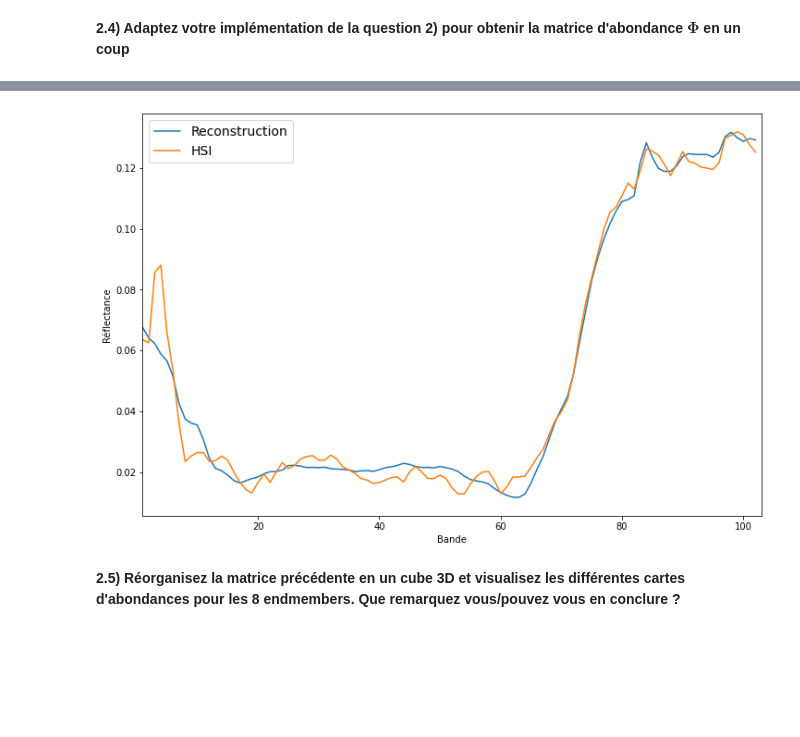
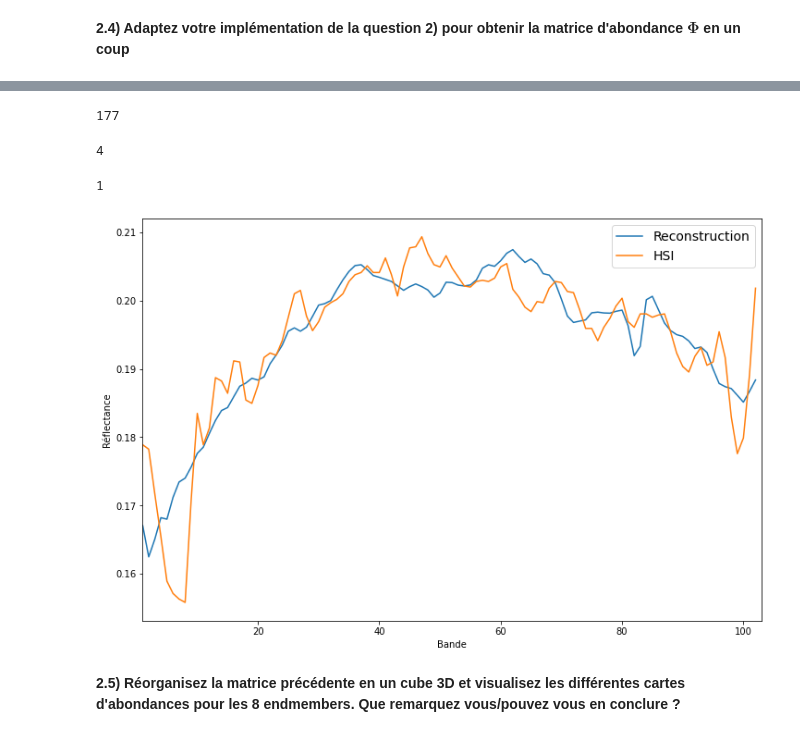
Before and after one commit to drguigui1/Unmixing-HSI, a Jupyter notebook: TP_demelange.ipynb, the cells around one changed output, grey strips where cells are left out. Saved outputs shown, nothing was run; the diff lists cells and outputs as text; code cells hidden in the pictures; blank space fills up the shorter version.

Commit message:
Remove 0 labels

```diff
--- a/TP_demelange.ipynb
+++ b/TP_demelange.ipynb
@@ -191,3 +191,7 @@ def analytic_solution(E, x):
 En theorie, $\boldsymbol \phi$ devrait etre compose de probabilites (entre 0 et 1) pour chaque pixel et chaque endmember. Pour chaque pixel, la somme devrait etre egale a 1.
 
 En pratique, ce n'est pas le cas, car dans notre modele nous n'avons pas considere les containtes.
+# %%
+non_zeros_idx = np.where(gt.flatten()!=0)[0]
+# %%
+hsi_nonzeros = hsi.reshape((-1, 103))[non_zeros_idx]
@@ -260,6 +267,6 @@ La solution $\boldsymbol \Phi \in \mathbb{R}^{m\times N_{pix}}$ obtenue s'interp
 # %% [markdown]
 **2.4) Adaptez votre implémentation de la question 2) pour obtenir la matrice d'abondance $\boldsymbol \Phi$ en un coup**
 # %%
-phi = analytic_solution(E, hsi.reshape((-1, Nbands)).T)
+phi = analytic_solution(E, hsi_nonzeros.T)
 # %%
 x_hat = E @ phi
@@ -268,14 +293,26 @@ x_reshaped = hsi.reshape((-1, 103))
+# %%
+non_zeros_idx[20]
+# %% [output]
+177
+# %%
+gt.flatten()[177]
+# %% [output]
+4
+# %%
+gt.flatten()[non_zeros_idx[12]]
+# %% [output]
+1
 # %%
 plt.figure(figsize=(12,8))
-plt.plot(x_hat[:, 10], label='Reconstruction')
-plt.plot(x_reshaped[10, :], label='HSI')
+plt.plot(x_hat[:, 12], label='Reconstruction')
+plt.plot(hsi_nonzeros[12, :], label='HSI')
 plt.xlim((1,103))
 plt.xlabel('Bande')
 plt.ylabel('Réflectance')
 plt.legend(loc='best',fontsize=14)
 plt.show()
 # %% [output]
-[figure, old version]
+[figure, new version]
 # %% [markdown]
 **2.5) Réorganisez la matrice précédente en un cube 3D et visualisez les différentes cartes d'abondances pour les 8 endmembers. Que remarquez vous/pouvez vous en conclure ?**
 # %%
```
Also changed, not shown: parts of 7 cells of this notebook.
